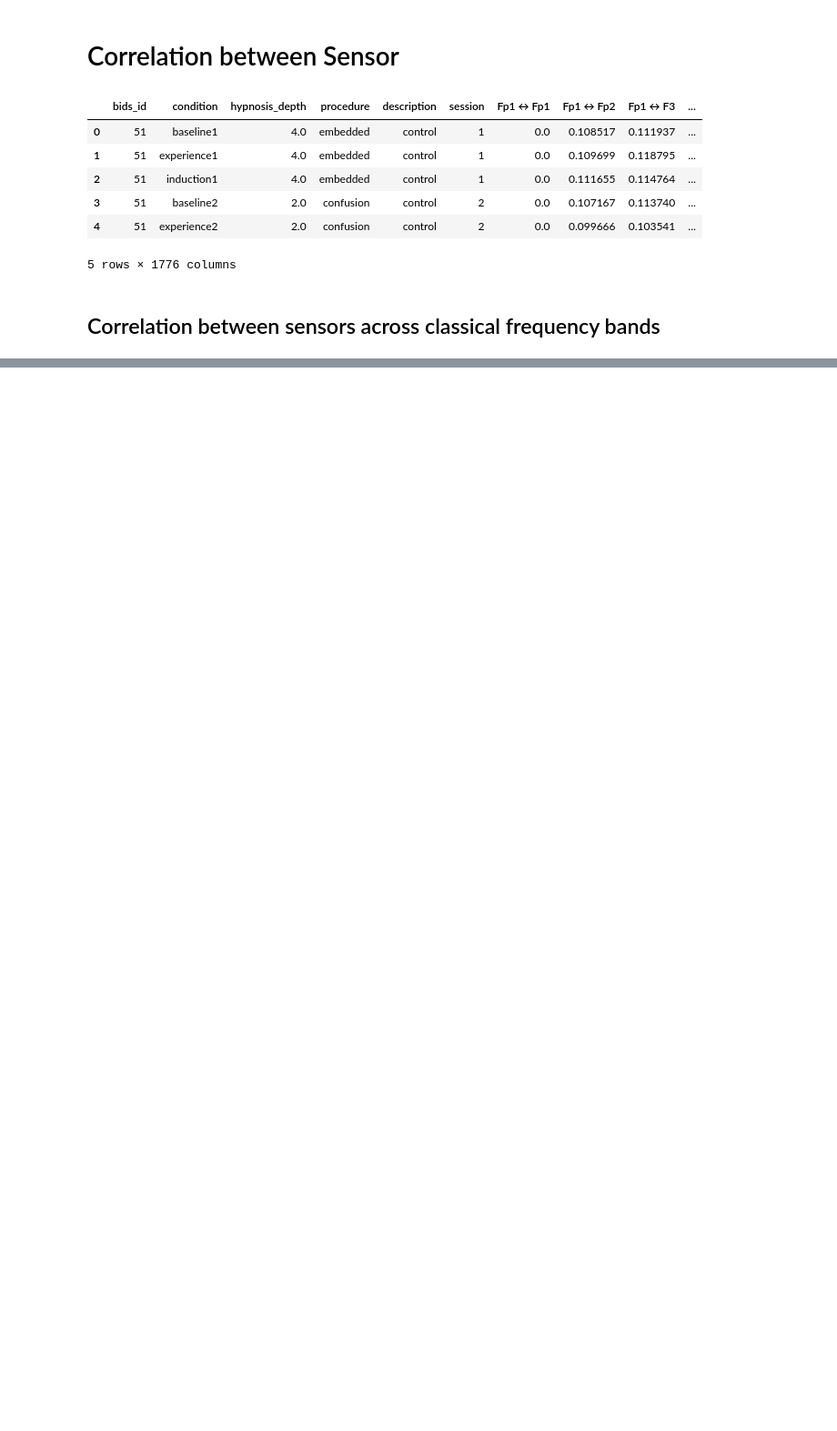
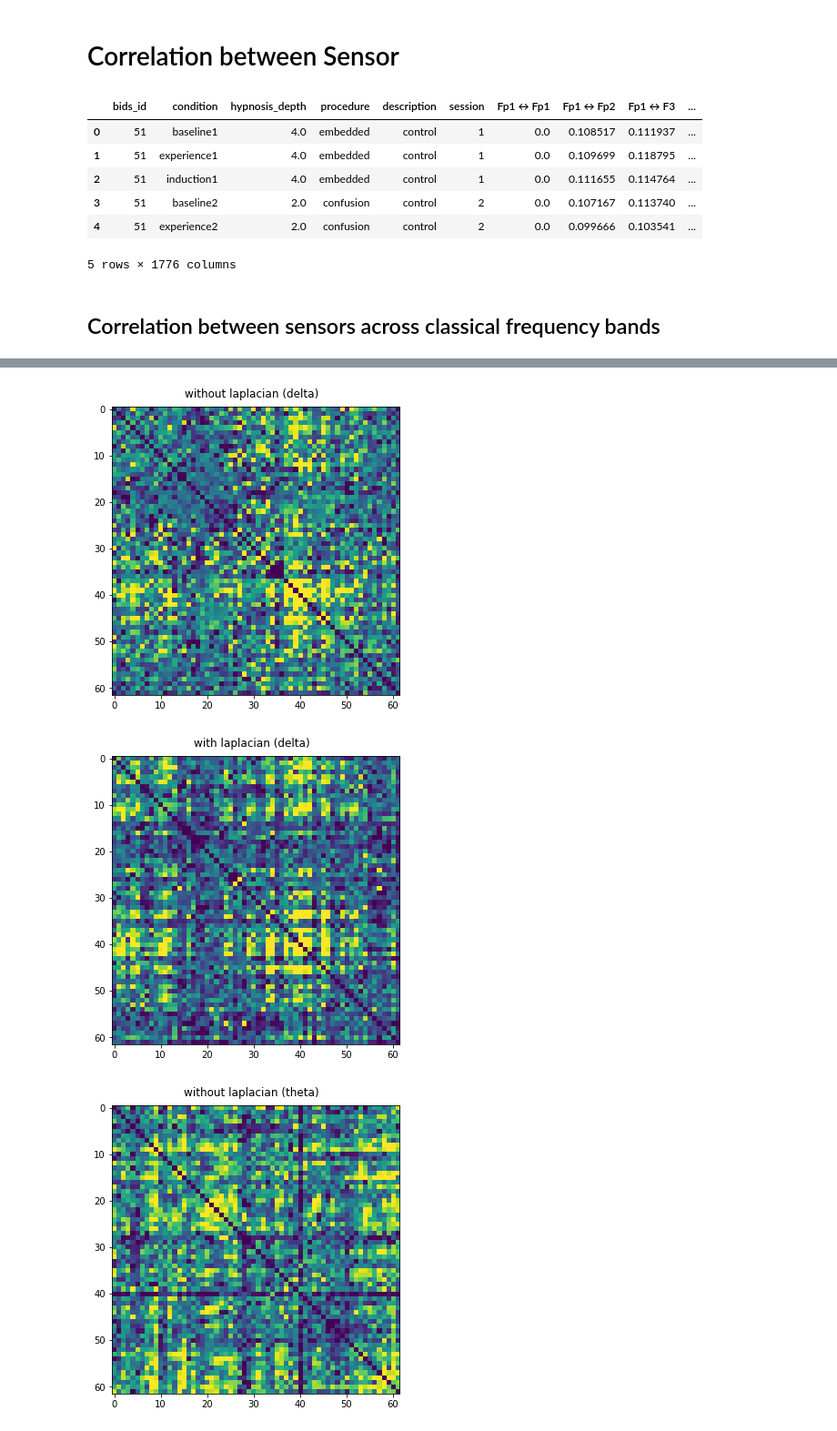
Before and after one commit to sycomix/SuggNet, a Jupyter notebook: notebooks/preprocessing/Correlation Sensor.ipynb, the cells around one changed output, grey strips where cells are left out. Shown at 91% size. Drawn from its saved outputs; the diff is of its cells as text; code cells hidden in the pictures; blank space fills up the shorter version.

Commit message:
Compute power corrlation between sensors across different frequency bands + Visualize the effect of surface Laplacian on connectivities.

```diff
--- a/notebooks/preprocessing/Correlation Sensor.ipynb
+++ b/notebooks/preprocessing/Correlation Sensor.ipynb
@@ -115,0 +145,13 @@ corr.to_csv('data/classification_datasets/correlation_sensor.csv', index=False)
+# %%
+# open epochs
+epochs = mne.read_epochs(paths, preload=True)
+
+# set montage
+montage = mne.channels.make_standard_montage('standard_1020')
+epochs.set_montage(montage)
+
+# surface laplacian
+# epochs_csd = mne.preprocessing.compute_current_source_density(epochs)
+
+# compute connectivity
+conn_without_laplacian = get_connectivity(epochs, frequencies)
@@ -115,0 +176,12 @@ corr.to_csv('data/classification_datasets/correlation_sensor.csv', index=False)
+# %%
+for key in frequencies.keys():
+    def plot_corr(corr, title):
+        fig, ax = plt.subplots(figsize=(5, 5), constrained_layout=True)
+        ax.imshow(corr, cmap='viridis', clim=np.percentile(corr, [5, 95]))
+        fig.suptitle(title)
+    plot_corr(conn_without_laplacian[key], f'without laplacian ({key})')
+    plot_corr(conn[key], f'with laplacian ({key})')
+# %% [output]
+[figure, added]
+[figure, added]
+[figure, added]
```
Also changed, not shown: parts of 6 cells of this notebook.
